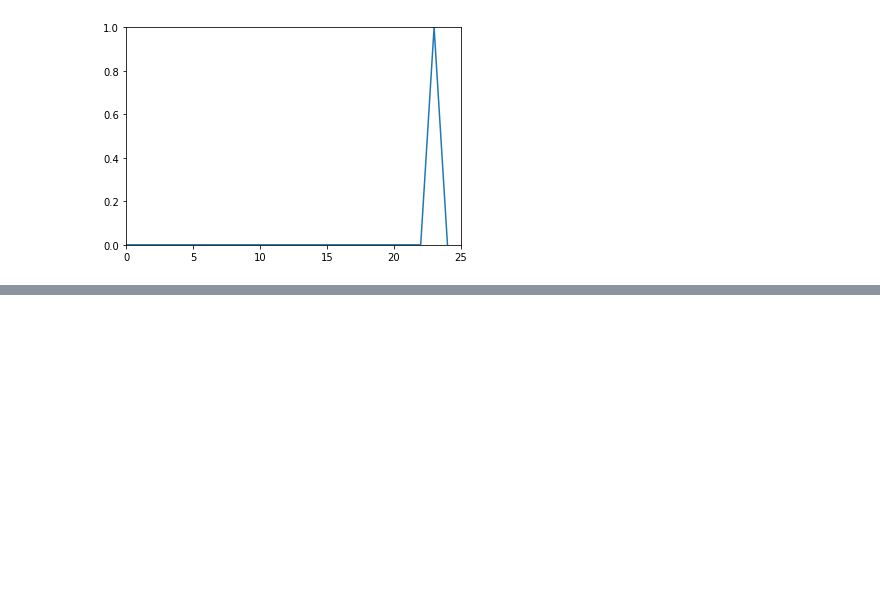
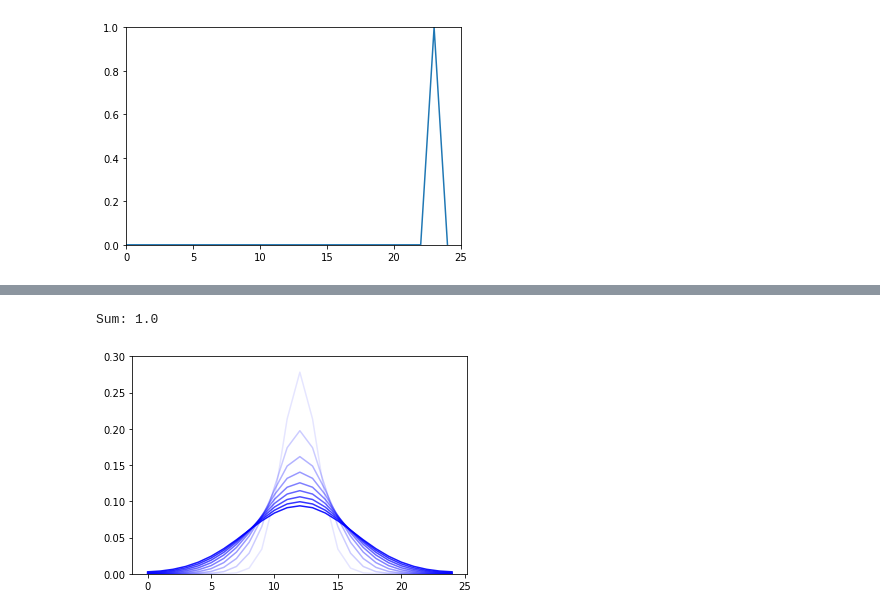
Before and after one commit to avierb11/Earth-Science, a Jupyter notebook: ModellingProgram/Jupyter Notebooks/Hydrogeology/Solute Transport.ipynb, the cells around one changed output, grey strips where cells are left out. Drawn from its saved outputs; the diff is of its cells as text; code cells hidden in the pictures; blank space fills up the shorter version.

```diff
--- a/ModellingProgram/Jupyter Notebooks/Hydrogeology/Solute Transport.ipynb
+++ b/ModellingProgram/Jupyter Notebooks/Hydrogeology/Solute Transport.ipynb
@@ -146,0 +151,33 @@ plt.show()
+# %%
+%matplotlib inline
+
+import matplotlib.pyplot as plt
+import numpy as np
+
+def dispersion(conc, D):
+    queue = conc*D
+    conc[1: ] -= queue[1: ]
+    conc[:-1] -= queue[:-1]
+    conc[1: ] += queue[:-1]
+    conc[:-1] += queue[1: ]
+    del queue
+
+length = 25
+conc = np.zeros(length)
+conc[int(length/2)] = 1
+D = .1
+plots = []
+for i in range(100):
+    dispersion(conc,D)
+    if i % 10 == 0:
+        plots.append(np.copy(conc))
+
+print("Sum:",np.sum(conc))
+
+for i in range(len(plots)):
+    plt.plot(plots[i], color = 'blue', alpha = i/10)
+plt.ylim(0,.3)
+plt.show()
+# %% [output]
+Sum: 1.0
+[figure, added]
```
Also changed, not shown: parts of 3 cells of this notebook, 3 other files.
